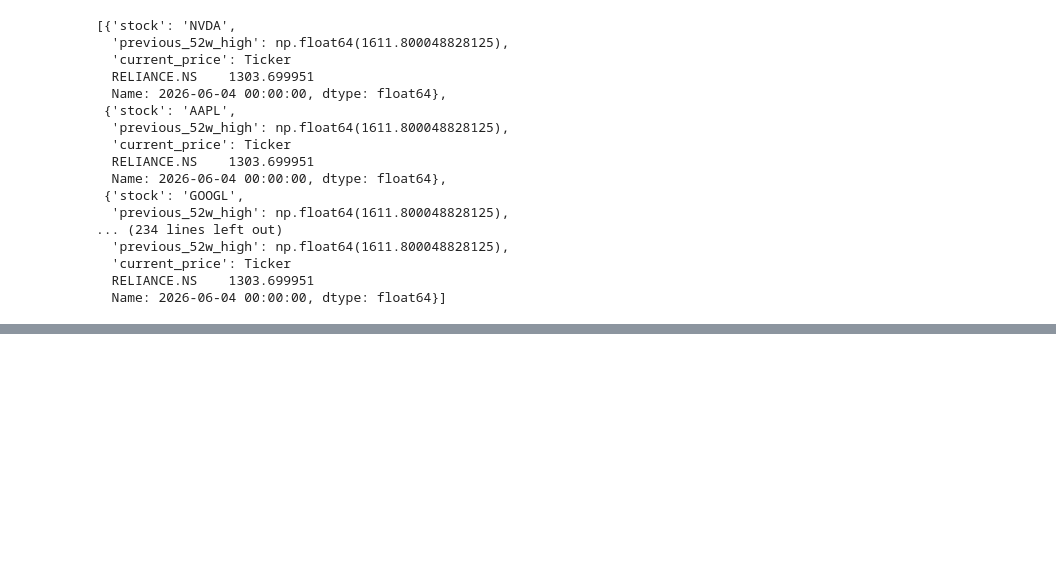
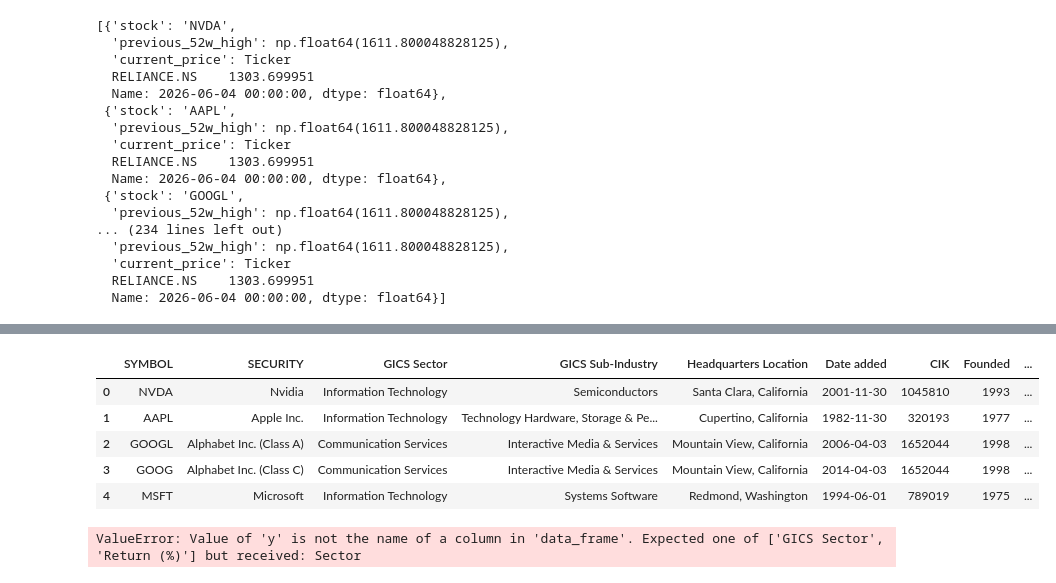
Before and after one commit to Aman19960110/stock_performance_dashboard, a Jupyter notebook: rough.ipynb, the cells around one changed output, grey strips where cells are left out. Drawn from its saved outputs; the diff is of its cells as text; code cells hidden in the pictures; blank space fills up the shorter version.

```diff
--- a/rough.ipynb
+++ b/rough.ipynb
@@ -300,0 +353,9 @@ data
+# %%
+df_group.head()
+# %% [output]
+|  | SYMBOL | SECURITY | GICS Sector | GICS Sub-Industry | Headquarters Location | Date added | CIK | Founded | ... |
+| 0 | NVDA | Nvidia | Information Technology | Semiconductors | Santa Clara, California | 2001-11-30 | 1045810 | 1993 | ... |
+| 1 | AAPL | Apple Inc. | Information Technology | Technology Hardware, Storage & Pe... | Cupertino, California | 1982-11-30 | 320193 | 1977 | ... |
+| 2 | GOOGL | Alphabet Inc. (Class A) | Communication Services | Interactive Media & Services | Mountain View, California | 2006-04-03 | 1652044 | 1998 | ... |
+| 3 | GOOG | Alphabet Inc. (Class C) | Communication Services | Interactive Media & Services | Mountain View, California | 2014-04-03 | 1652044 | 1998 | ... |
+| 4 | MSFT | Microsoft | Information Technology | Systems Software | Redmond, Washington | 1994-06-01 | 789019 | 1975 | ... |
@@ -300,0 +387,13 @@ data
+# %%
+import plotly.express as px
+fig = px.bar(
+    sector_df,
+    x="Return (%)",
+    y="Sector",
+    orientation="h",
+    title="Equal Weighted Sector Performance (1Y)"
+)
+
+st.plotly_chart(fig, use_container_width=True)
+# %% [output]
+ValueError: Value of 'y' is not the name of a column in 'data_frame'. Expected one of ['GICS Sector', 'Return (%)'] but received: Sector
```
Also changed, not shown: parts of 9 cells of this notebook, 4 other files.
